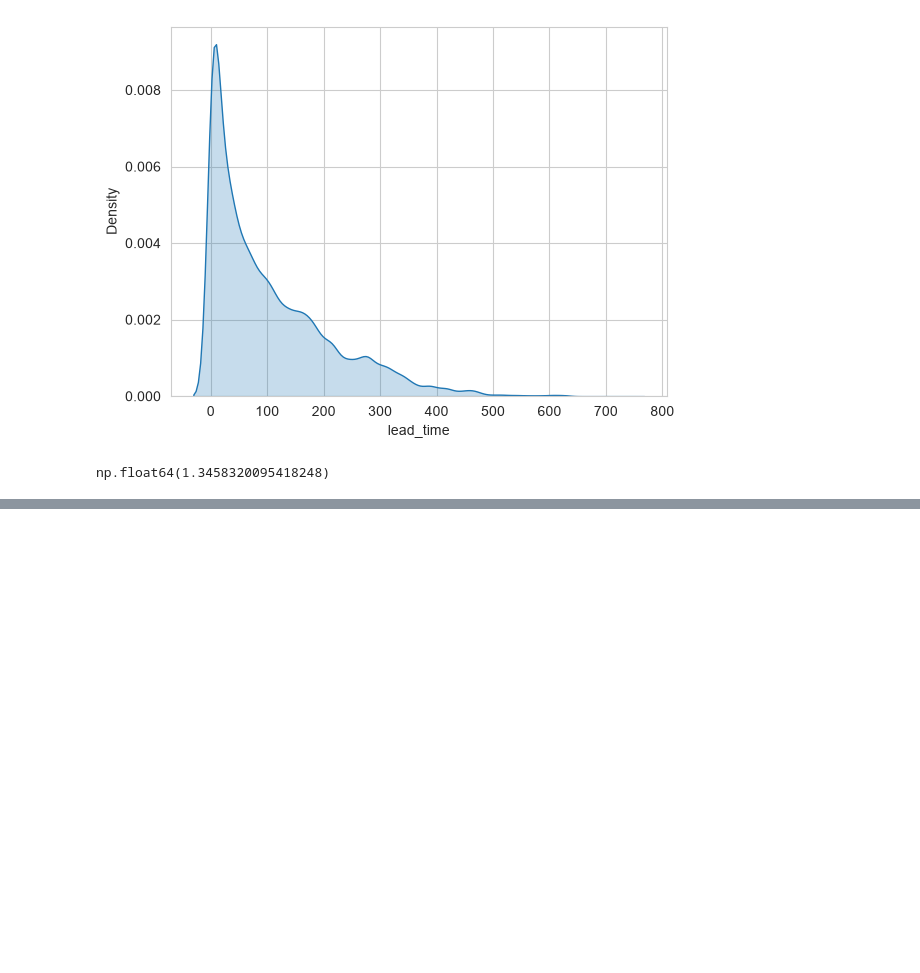
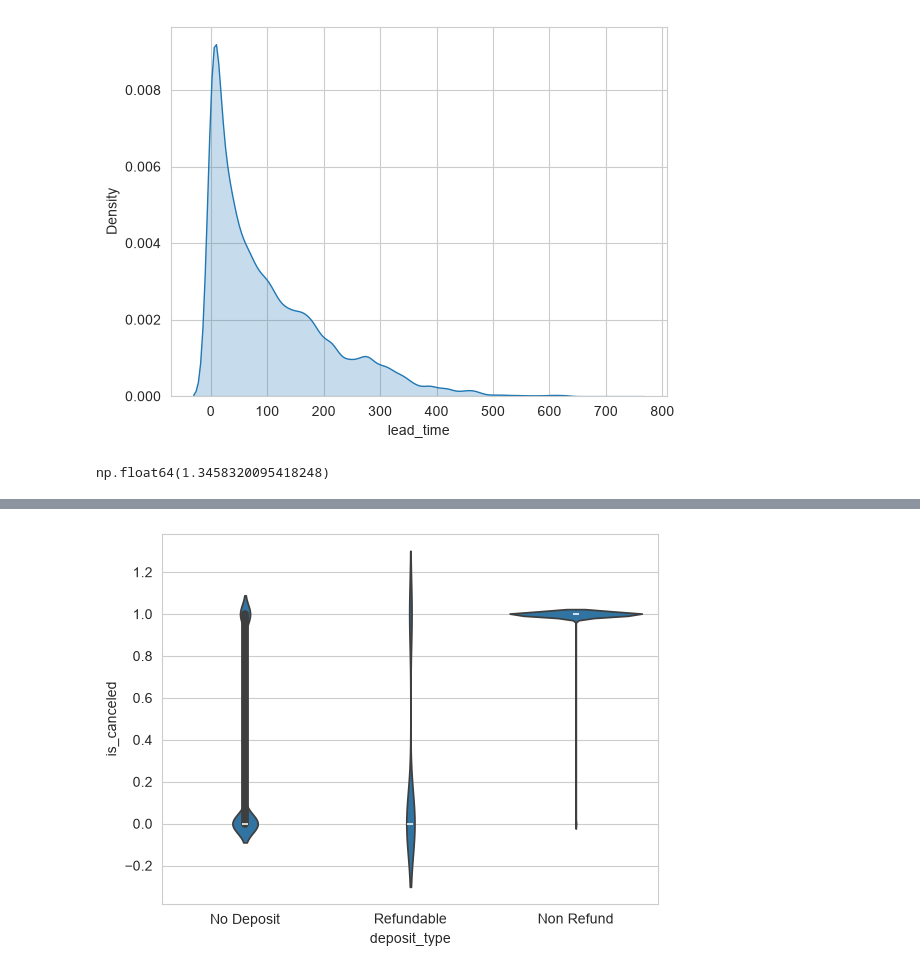
Before and after one commit to KryptoVader/AEGIS, a Jupyter notebook: roadmap/Traditional_ML/day_04/day_04.ipynb, the cells around one changed output, grey strips where cells are left out. Cells and saved outputs as stored; diff of their text form; code cells hidden in the pictures; blank space fills up the shorter version.

```diff
--- a/roadmap/Traditional_ML/day_04/day_04.ipynb
+++ b/roadmap/Traditional_ML/day_04/day_04.ipynb
@@ -125,0 +141,5 @@ np.float64(1.3458320095418248)
+# %%
+sns.violinplot(x = 'deposit_type', y = 'is_canceled', data = df)
+plt.show()
+# %% [output]
+[figure, added]
```
Also changed, not shown: parts of 17 cells of this notebook, 5 other files.
